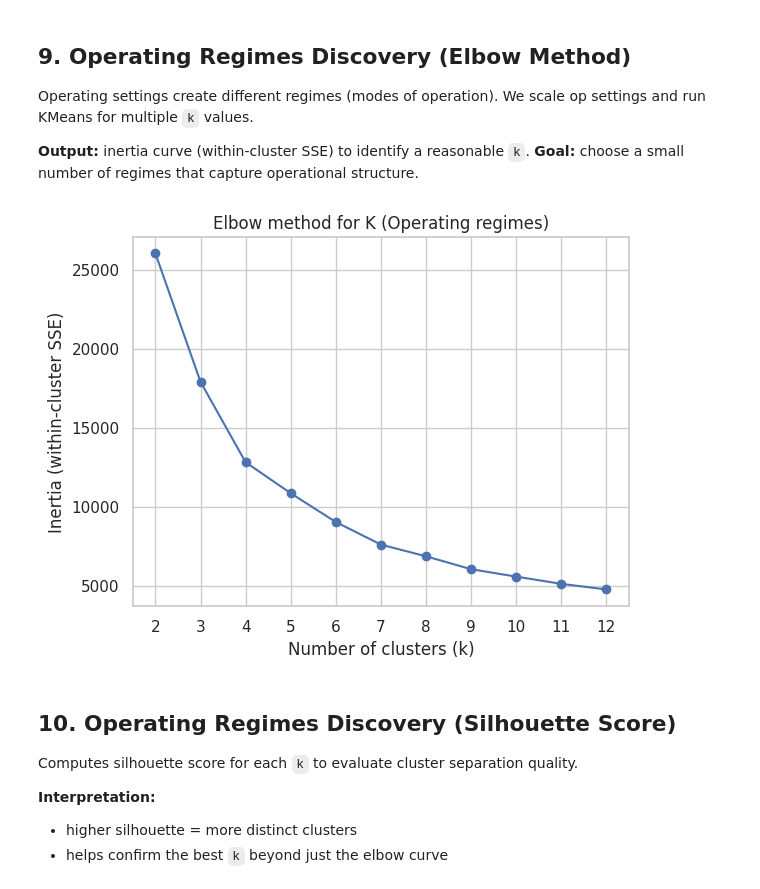
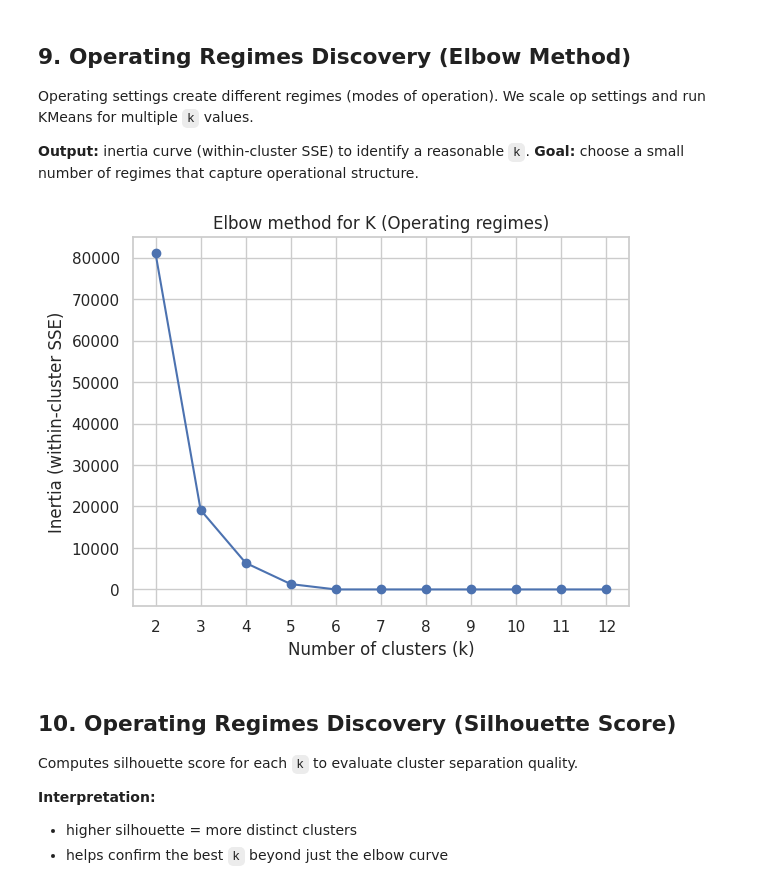
Before and after one commit to arpitDhiman2000/Predictive-Maintenance-Forecasting, a Jupyter notebook: notebook/exp_notebook.ipynb, the cells around one changed output. Cells and saved outputs as stored; diff of their text form; code cells hidden in the pictures.

```diff
--- a/notebook/exp_notebook.ipynb
+++ b/notebook/exp_notebook.ipynb
@@ -40,3 +42,9 @@ df.head(5)
 | 2 | 1 | 3 | -0.0043 | 0.0003 | 100.0 | 518.67 | 642.35 | 1587.99 | 1404.20 | 14.62 | 21.61 | ... |
 | 3 | 1 | 4 | 0.0007 | 0.0000 | 100.0 | 518.67 | 642.35 | 1582.79 | 1401.87 | 14.62 | 21.61 | ... |
 | 4 | 1 | 5 | -0.0019 | -0.0002 | 100.0 | 518.67 | 642.37 | 1582.85 | 1406.22 | 14.62 | 21.61 | ... |
+# %%
+df_2 = pd.read_csv("CMAPSSData/train_FD002.txt", header=None, sep=" ")
+df_3 = pd.read_csv("CMAPSSData/train_FD003.txt", header=None, sep=" ")
+df_4 = pd.read_csv("CMAPSSData/train_FD004.txt", header=None, sep=" ")
+
+dfs = [df_1, df_2, df_3, df_4]
@@ -122,6 +129,21 @@ Maps raw columns to:
 - sensors: `sensor_1..sensor_21`
 
 **Output:** a structured dataframe with interpretable feature names.
+# %%
+COLUMNS = (
+    ["engine_id", "cycle"] +
+    [f"op_setting_{i}" for i in range(1, 4)] +
+    [f"sensor_{i}" for i in range(1, 22)]
+)
+
+df_1.drop(df_1.columns[-2:], axis=1, inplace=True)
+df_1.columns = COLUMNS
+df_2.drop(df_2.columns[-2:], axis=1, inplace=True)
+df_2.columns = COLUMNS
+df_3.drop(df_3.columns[-2:], axis=1, inplace=True)
+df_3.columns = COLUMNS
+df_4.drop(df_4.columns[-2:], axis=1, inplace=True)
+df_4.columns = COLUMNS
 # %%
 COLUMNS = (
     ["engine_id", "cycle"] +
@@ -266,27 +300,27 @@ We scale op settings and run KMeans for multiple `k` values.
 # %%
 k_values = range(2, 13)
 inertias = []
 
 op_cols = [f"op_setting_{i}" for i in range(1,4)]
 
-X = df[op_cols].values
+X = df_4[op_cols].values
 X_scaled = StandardScaler().fit_transform(X)
 
 for k in k_values:
     km = KMeans(n_clusters=k, random_state=42, n_init="auto")
     km.fit(X_scaled)
     inertias.append(km.inertia_)
 
 
 plt.figure()
 plt.plot(list(k_values), inertias, marker="o")
 plt.title("Elbow method for K (Operating regimes)")
 plt.xlabel("Number of clusters (k)")
 plt.ylabel("Inertia (within-cluster SSE)")
 plt.xticks(list(k_values))
 plt.show()
 # %% [output]
-[figure, old version]
+[figure, new version]
 # %% [markdown]
 ## 10. Operating Regimes Discovery (Silhouette Score)
 
```
Also changed, not shown: parts of 22 cells of this notebook, 7 other files.
